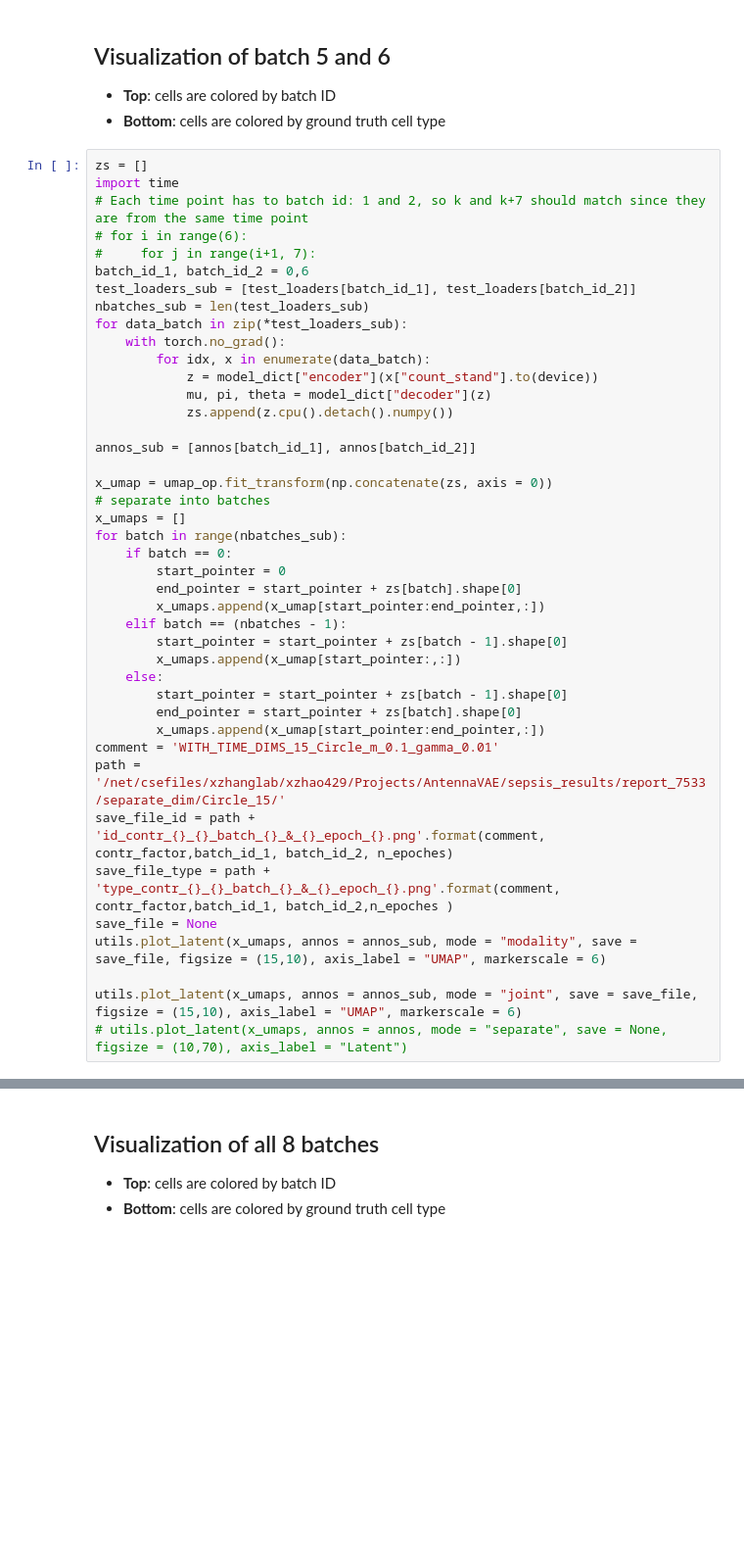
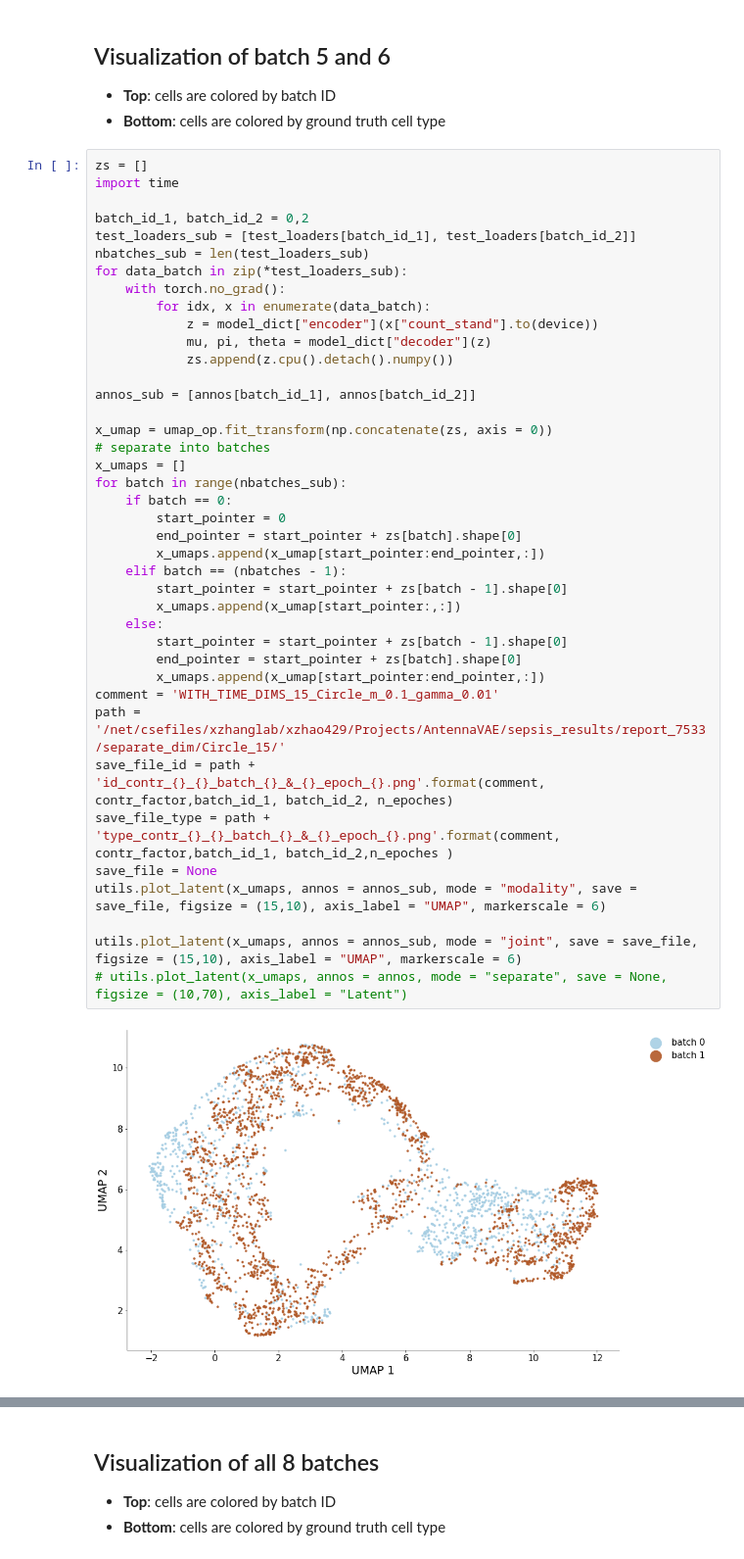
Before and after one commit to ZhangLabGT/scDisInFact, a Jupyter notebook: AntennaVAE/AE_model_sepsis_manul_batch.ipynb, the cells around one changed output, grey strips where cells are left out. Shown at 98% size. Saved outputs shown, nothing was run; the diff lists cells and outputs as text; blank space fills up the shorter version.

```diff
--- a/AntennaVAE/AE_model_sepsis_manul_batch.ipynb
+++ b/AntennaVAE/AE_model_sepsis_manul_batch.ipynb
@@ -407,10 +460,8 @@ for i,j in zip(iterations,loss_triplet):
 # %%
 zs = []
 import time
-# Each time point has to batch id: 1 and 2, so k and k+7 should match since they are from the same time point
-# for i in range(6):
-#     for j in range(i+1, 7):
-batch_id_1, batch_id_2 = 0,6
+
+batch_id_1, batch_id_2 = 0,2
 test_loaders_sub = [test_loaders[batch_id_1], test_loaders[batch_id_2]]
 nbatches_sub = len(test_loaders_sub)
 for data_batch in zip(*test_loaders_sub):
@@ -419,30 +470,32 @@ for data_batch in zip(*test_loaders_sub):
             z = model_dict["encoder"](x["count_stand"].to(device))
             mu, pi, theta = model_dict["decoder"](z)
             zs.append(z.cpu().detach().numpy())
 
 annos_sub = [annos[batch_id_1], annos[batch_id_2]]
 
 x_umap = umap_op.fit_transform(np.concatenate(zs, axis = 0))
 # separate into batches
 x_umaps = []
 for batch in range(nbatches_sub):
     if batch == 0:
         start_pointer = 0
         end_pointer = start_pointer + zs[batch].shape[0]
         x_umaps.append(x_umap[start_pointer:end_pointer,:])
     elif batch == (nbatches - 1):
         start_pointer = start_pointer + zs[batch - 1].shape[0]
         x_umaps.append(x_umap[start_pointer:,:])
     else:
         start_pointer = start_pointer + zs[batch - 1].shape[0]
         end_pointer = start_pointer + zs[batch].shape[0]
         x_umaps.append(x_umap[start_pointer:end_pointer,:])
 comment = 'WITH_TIME_DIMS_15_Circle_m_0.1_gamma_0.01'
 path = '/net/csefiles/xzhanglab/xzhao429/Projects/AntennaVAE/sepsis_results/report_7533/separate_dim/Circle_15/'
 save_file_id = path + 'id_contr_{}_{}_batch_{}_&_{}_epoch_{}.png'.format(comment, contr_factor,batch_id_1, batch_id_2, n_epoches)
 save_file_type = path + 'type_contr_{}_{}_batch_{}_&_{}_epoch_{}.png'.format(comment, contr_factor,batch_id_1, batch_id_2,n_epoches )
 save_file = None
 utils.plot_latent(x_umaps, annos = annos_sub, mode = "modality", save = save_file, figsize = (15,10), axis_label = "UMAP", markerscale = 6)
 
 utils.plot_latent(x_umaps, annos = annos_sub, mode = "joint", save = save_file, figsize = (15,10), axis_label = "UMAP", markerscale = 6)
 # utils.plot_latent(x_umaps, annos = annos, mode = "separate", save = None, figsize = (10,70), axis_label = "Latent")
+# %% [output]
+[figure, added]
```
Also changed, not shown: parts of 11 cells of this notebook, 1 other file.
